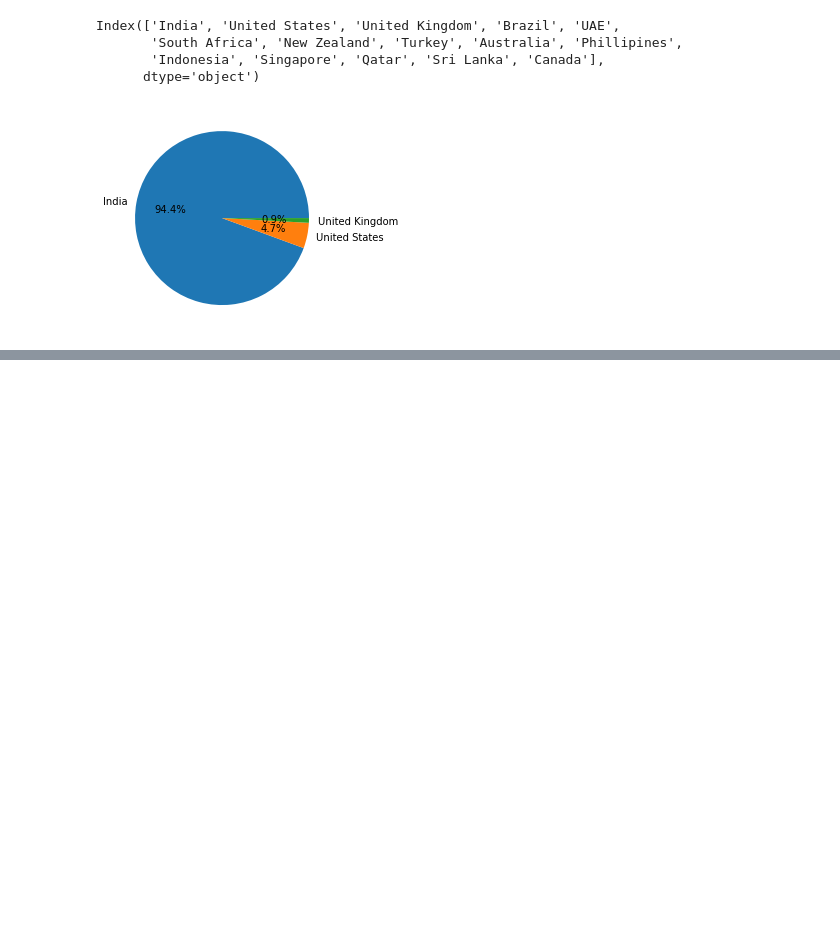
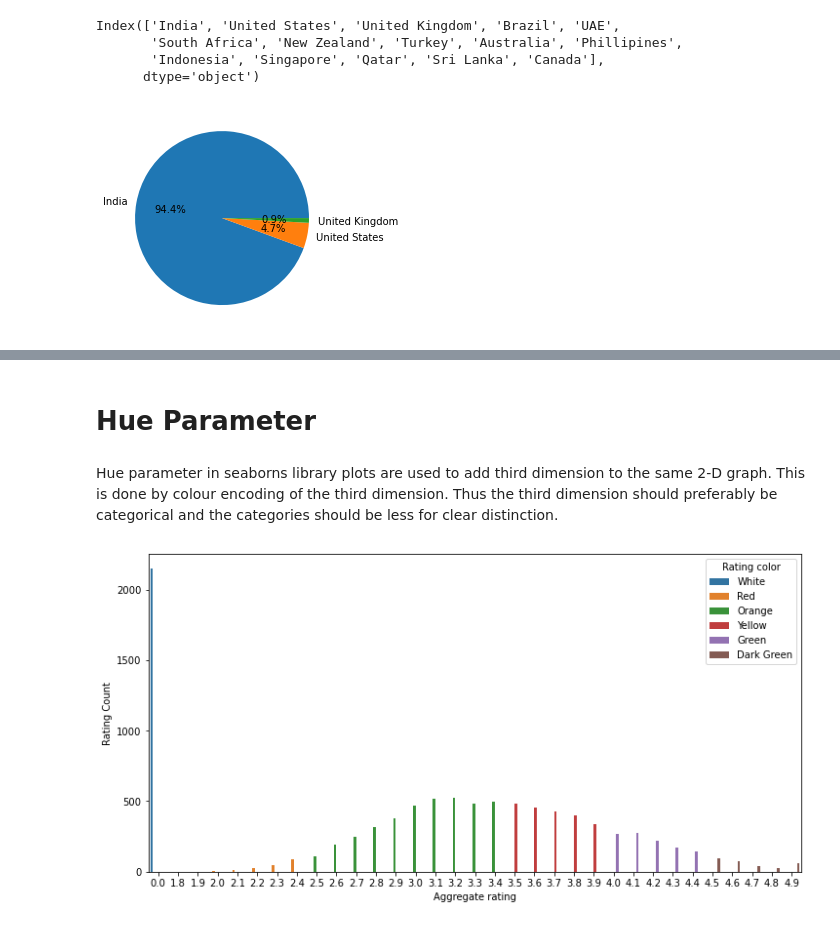
Before and after one commit to santaaastic/Learning_Python_For_DataScience, a Jupyter notebook: Learning Exploratory Data Analysis.ipynb, the cells around one changed output, grey strips where cells are left out. Saved outputs shown, nothing was run; the diff lists cells and outputs as text; code cells hidden in the pictures; blank space fills up the shorter version.

```diff
--- a/Learning Exploratory Data Analysis.ipynb
+++ b/Learning Exploratory Data Analysis.ipynb
@@ -223,0 +337,9 @@ df_pie=plt.pie(df_values[0:3],labels=df_names[0:3],autopct="%1.1f%%");
+# %% [markdown]
+# Hue Parameter
+# %% [markdown]
+Hue parameter in seaborns library plots are used to add third dimension to the same 2-D graph.
+This is done by colour encoding of the third dimension. Thus the third dimension should preferably be categorical and the categories should be less for clear distinction.
+# %%
+sns.barplot(x="Aggregate rating",y="Rating Count", data=ratings_df, hue= "Rating color");
+# %% [output]
+[figure, added]
```
Also changed, not shown: parts of 57 cells of this notebook.
